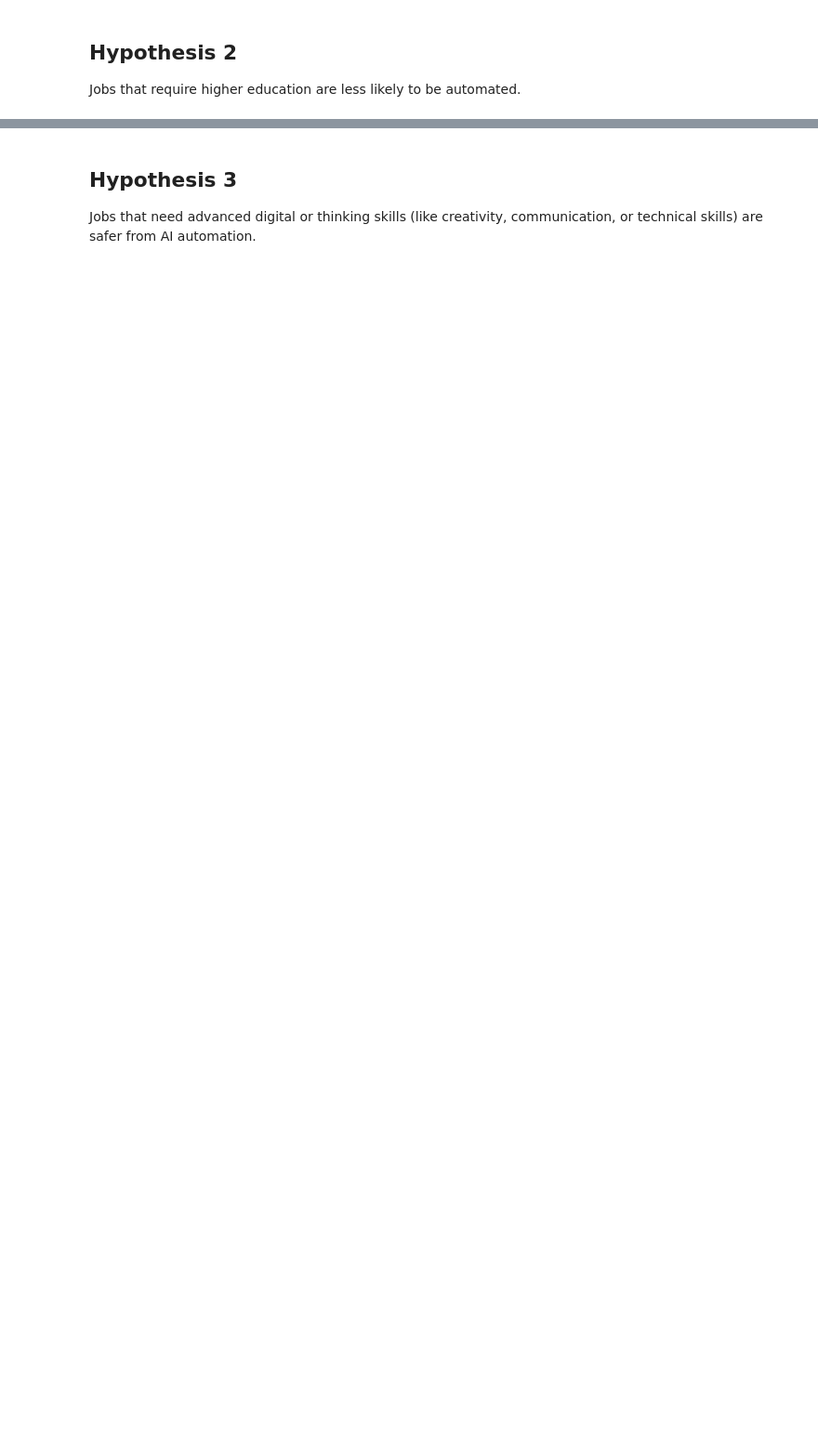
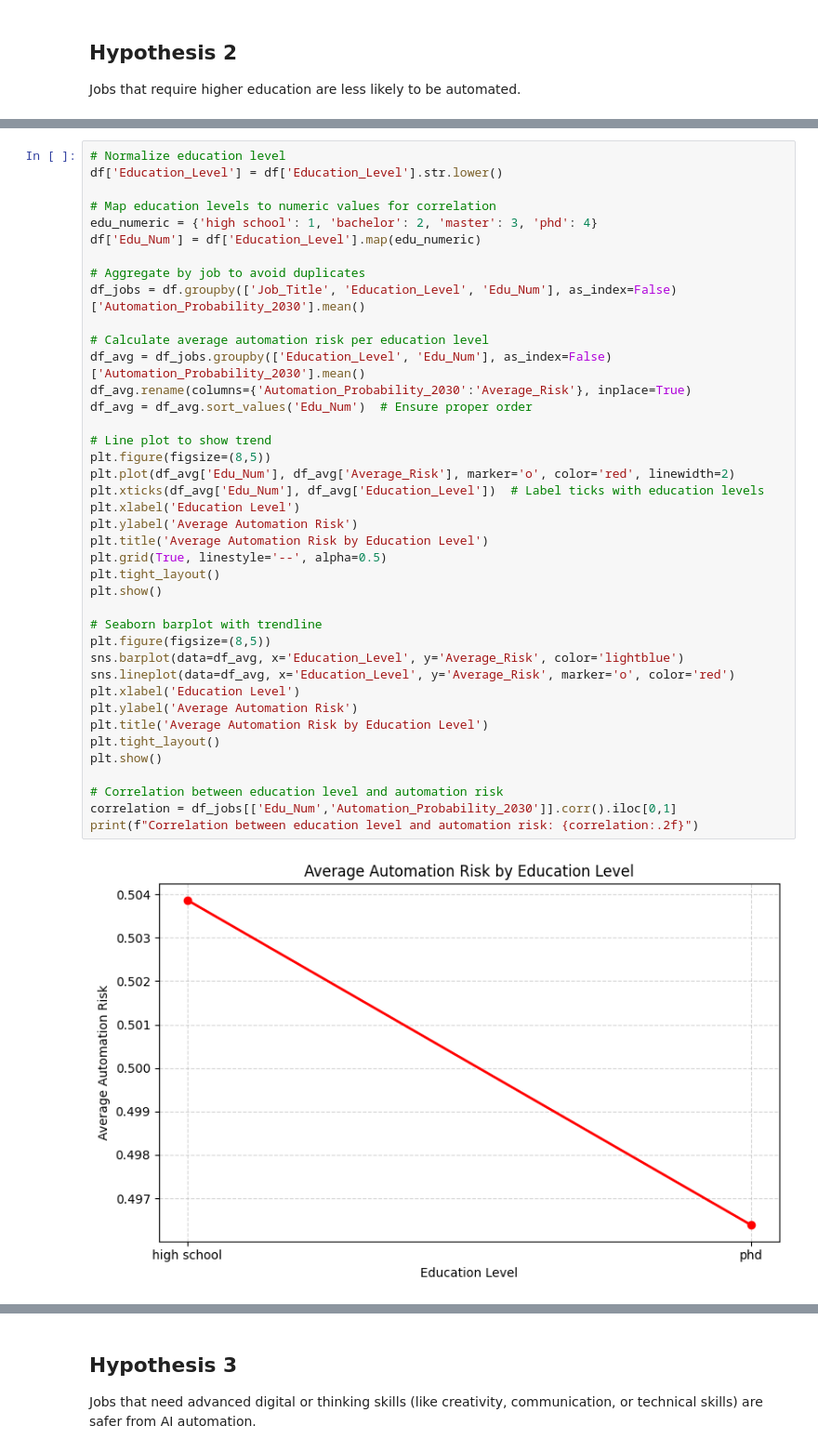
Before and after one commit to sunnyjandu/AI_Impact_on_Jobs, a Jupyter notebook: jupyter_notebooks/ETL_Datavis.ipynb, the cells around one changed output, grey strips where cells are left out. Shown at 93% size. Cells and saved outputs as stored; diff of their text form; blank space fills up the shorter version.

```diff
--- a/jupyter_notebooks/ETL_Datavis.ipynb
+++ b/jupyter_notebooks/ETL_Datavis.ipynb
@@ -338,0 +301,42 @@ fig.show()
+# %%
+# Normalize education level
+df['Education_Level'] = df['Education_Level'].str.lower()
+
+# Map education levels to numeric values for correlation
+edu_numeric = {'high school': 1, 'bachelor': 2, 'master': 3, 'phd': 4}
+df['Edu_Num'] = df['Education_Level'].map(edu_numeric)
+
+# Aggregate by job to avoid duplicates
+df_jobs = df.groupby(['Job_Title', 'Education_Level', 'Edu_Num'], as_index=False)['Automation_Probability_2030'].mean()
+
+# Calculate average automation risk per education level
+df_avg = df_jobs.groupby(['Education_Level', 'Edu_Num'], as_index=False)['Automation_Probability_2030'].mean()
+df_avg.rename(columns={'Automation_Probability_2030':'Average_Risk'}, inplace=True)
+df_avg = df_avg.sort_values('Edu_Num')  # Ensure proper order
+
+# Line plot to show trend
+plt.figure(figsize=(8,5))
+plt.plot(df_avg['Edu_Num'], df_avg['Average_Risk'], marker='o', color='red', linewidth=2)
+plt.xticks(df_avg['Edu_Num'], df_avg['Education_Level'])  # Label ticks with education levels
+plt.xlabel('Education Level')
+plt.ylabel('Average Automation Risk')
+plt.title('Average Automation Risk by Education Level')
+plt.grid(True, linestyle='--', alpha=0.5)
+plt.tight_layout()
+plt.show()
+
+# Seaborn barplot with trendline
+plt.figure(figsize=(8,5))
+sns.barplot(data=df_avg, x='Education_Level', y='Average_Risk', color='lightblue')
+sns.lineplot(data=df_avg, x='Education_Level', y='Average_Risk', marker='o', color='red')
+plt.xlabel('Education Level')
+plt.ylabel('Average Automation Risk')
+plt.title('Average Automation Risk by Education Level')
+plt.tight_layout()
+plt.show()
+
+# Correlation between education level and automation risk
+correlation = df_jobs[['Edu_Num','Automation_Probability_2030']].corr().iloc[0,1]
+print(f"Correlation between education level and automation risk: {correlation:.2f}")
+# %% [output]
+[figure, added]
```
Also changed, not shown: parts of 7 cells of this notebook, 1 other file.
